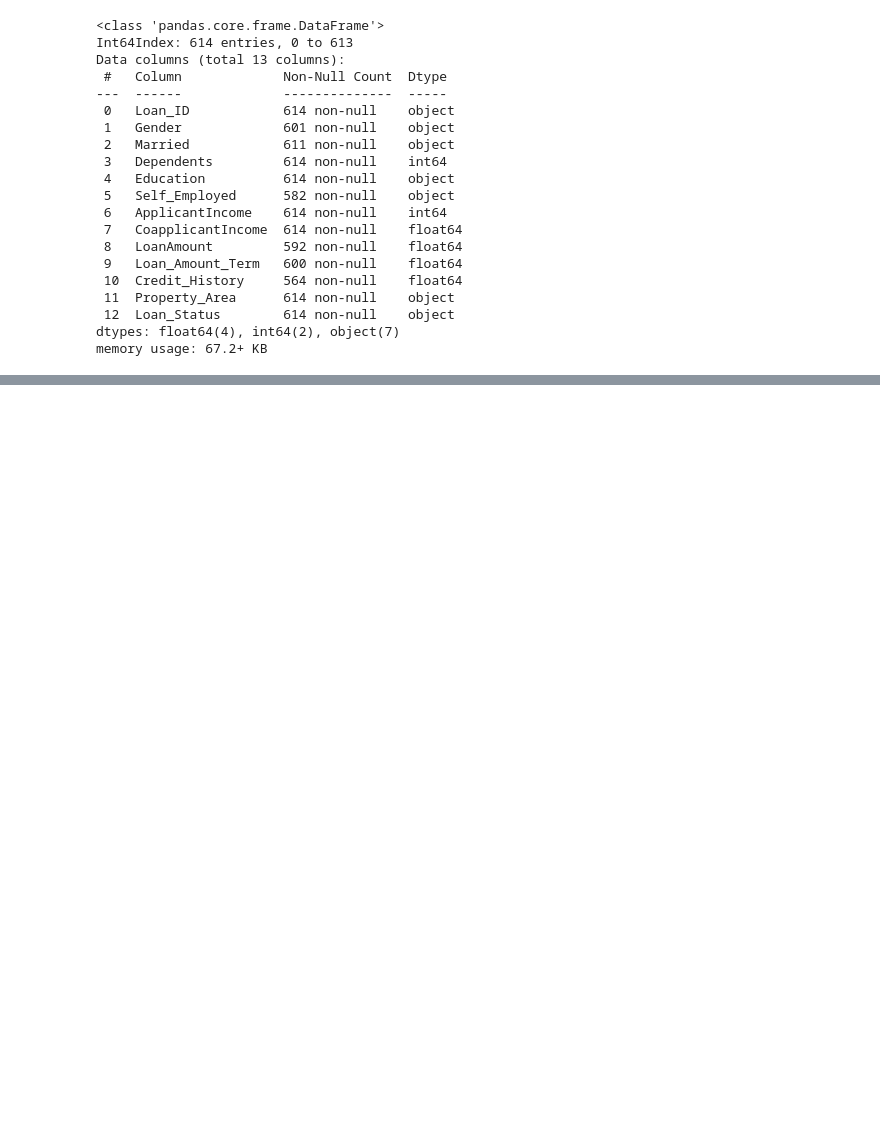
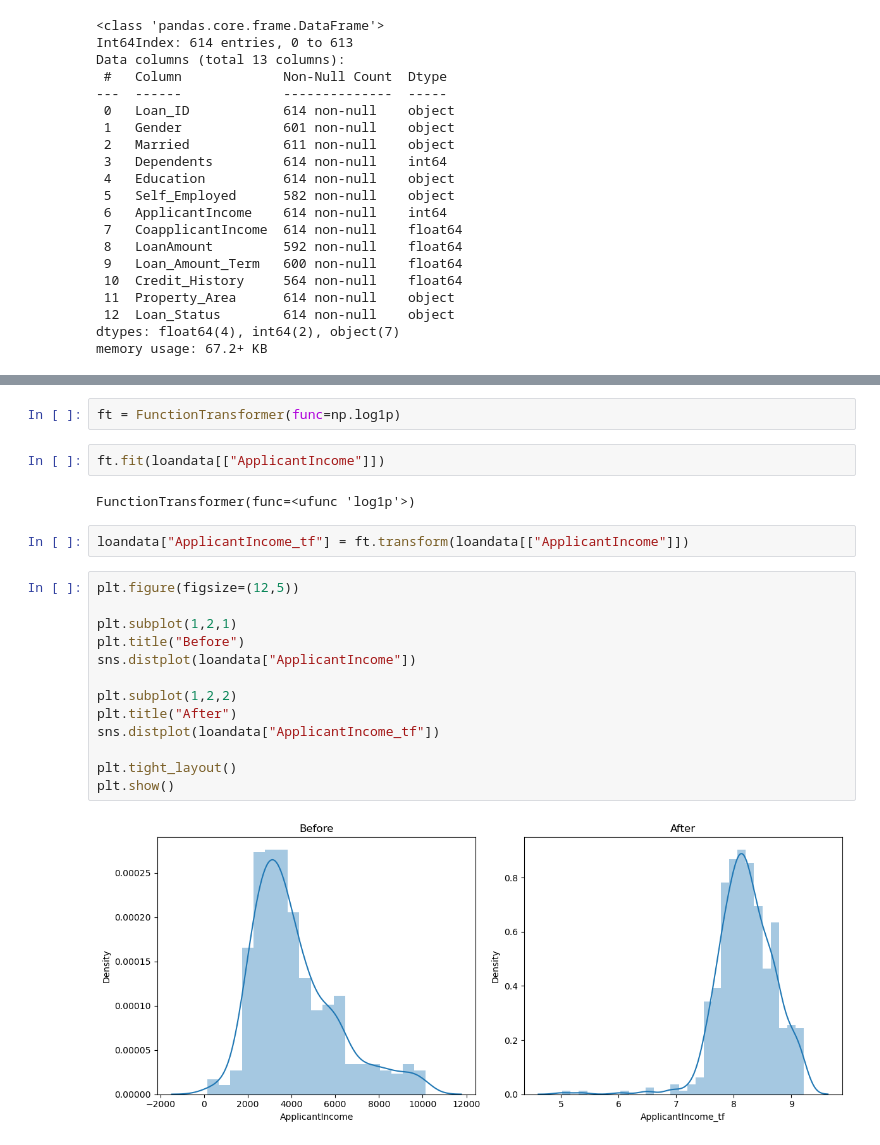
Before and after one commit to deepaknandeshwar17/Machine_Learning_practice, a Jupyter notebook: ml1.ipynb, the cells around one changed output, grey strips where cells are left out. Saved outputs shown, nothing was run; the diff lists cells and outputs as text; blank space fills up the shorter version.

```diff
--- a/ml1.ipynb
+++ b/ml1.ipynb
@@ -768,0 +813,23 @@ memory usage: 67.2+ KB
+# %%
+ft = FunctionTransformer(func=np.log1p)
+# %%
+ft.fit(loandata[["ApplicantIncome"]])
+# %% [output]
+FunctionTransformer(func=<ufunc 'log1p'>)
+# %%
+loandata["ApplicantIncome_tf"] = ft.transform(loandata[["ApplicantIncome"]])
+# %%
+plt.figure(figsize=(12,5))
+
+plt.subplot(1,2,1)
+plt.title("Before")
+sns.distplot(loandata["ApplicantIncome"])
+
+plt.subplot(1,2,2)
+plt.title("After")
+sns.distplot(loandata["ApplicantIncome_tf"])
+
+plt.tight_layout()
+plt.show()
+# %% [output]
+[figure, added]
```
Also changed, not shown: parts of 8 cells of this notebook, 1 other file.
